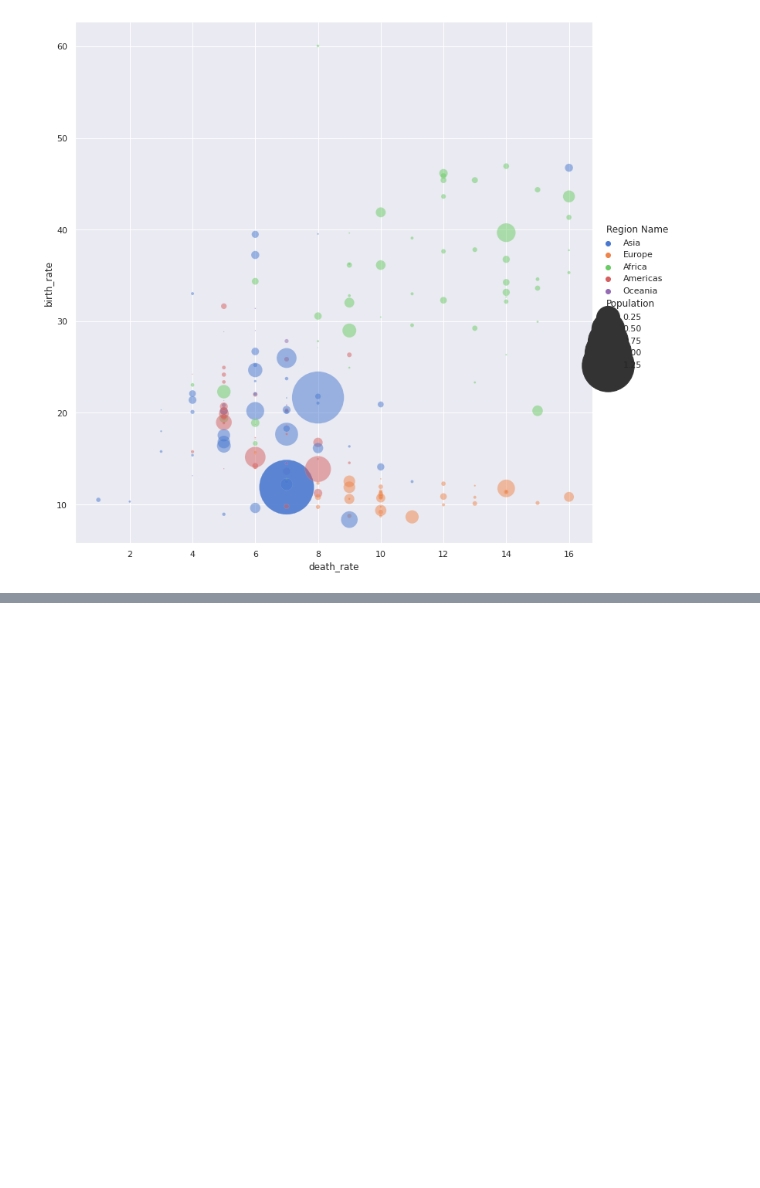
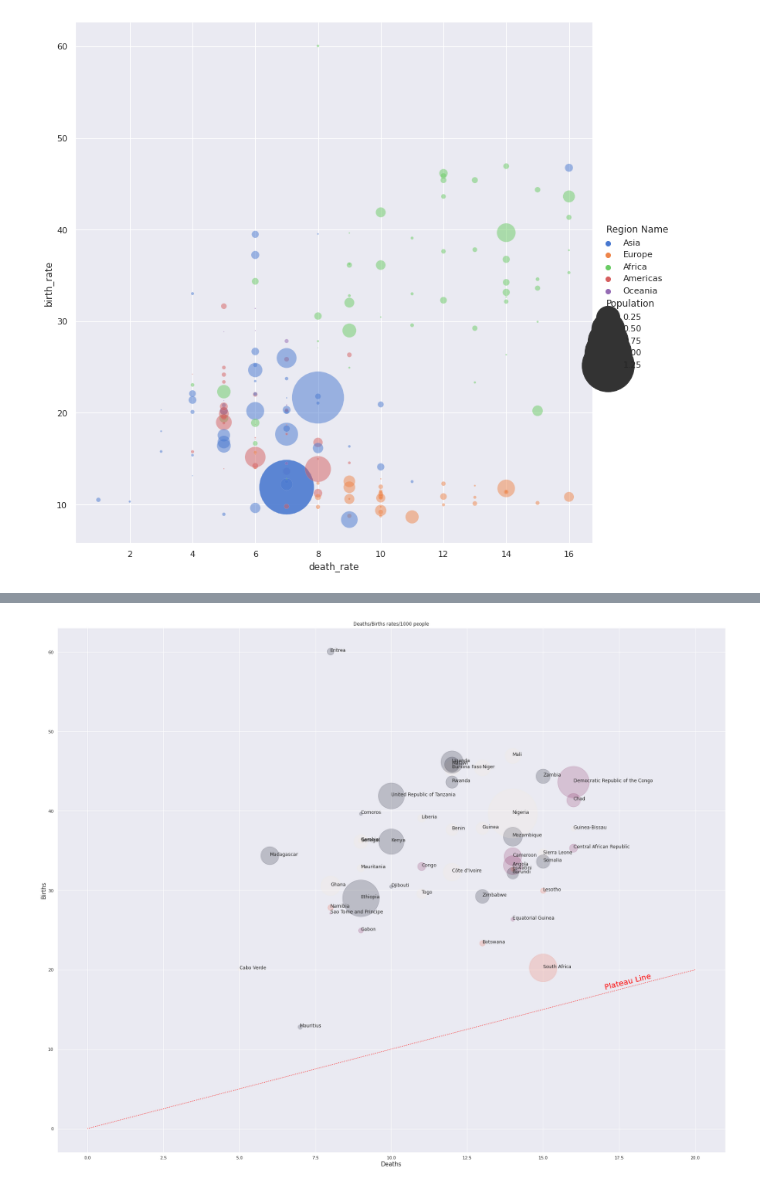
Before and after one commit to castorgit/UN-data-course, a Jupyter notebook: 05 UN Syncro practice.ipynb, the cells around one changed output, grey strips where cells are left out. Cells and saved outputs as stored; diff of their text form; code cells hidden in the pictures; blank space fills up the shorter version.

```diff
--- a/05 UN Syncro practice.ipynb
+++ b/05 UN Syncro practice.ipynb
@@ -453,0 +476,51 @@ plt.show()
+# %%
+# intermediate region
+
+# Subregions with rotating colors
+merged_df = pd.read_csv('pollastre.csv', header=0)
+
+merged_df=merged_df[merged_df['Region Name']=='Africa']
+
+merged_df = merged_df[merged_df['Intermediate Region Name'].notna()]
+
+name = "Accent"
+my_cmap = get_cmap(name)
+
+merged_df['birth_rate'] = merged_df['Births'] / (merged_df['Population'] / 1000)
+merged_df['death_rate'] = merged_df['Deaths'] / (merged_df['Population'] / 1000)
+
+# Marker size in units of points^2
+v_size = merged_df['Population']/10
+
+# Colors
+
+
+plt.rcParams["figure.figsize"] = (25,20)
+fig, ax = plt.subplots()
+ax.scatter(merged_df['death_rate'], merged_df['birth_rate'], s=v_size,
+           c = merged_df['Intermediate Region Name'].astype('category').cat.codes, alpha=0.2)
+
+# plot plateau line
+ax.plot(np.linspace(0, 20, 10), np.linspace(0, 20, 10 ), c= "red", marker=' ', linestyle=':')
+text  = ax.annotate('Plateau Line', xy=(17,17.5), xycoords='data', size=20, color='red')
+slope_degrees = np.degrees(np.arctan(2/8)) # carefull only works for this figure size
+text.set_rotation(slope_degrees)
+
+
+ax.set_xlabel(r'Deaths', fontsize=15)
+ax.set_ylabel(r'Births', fontsize=15)
+ax.set_title('Deaths/Births rates/1000 people')
+
+y = merged_df['birth_rate'].to_list()
+z = merged_df['death_rate'].to_list()
+n = merged_df['Country or Area'].to_list()
+
+ax.grid(True)
+
+for i, txt in enumerate(n):
+    ax.annotate(txt, (z[i], y[i]))
+fig.tight_layout()
+
+plt.show()
+# %% [output]
+[figure, added]
```
Also changed, not shown: parts of 6 cells of this notebook.
